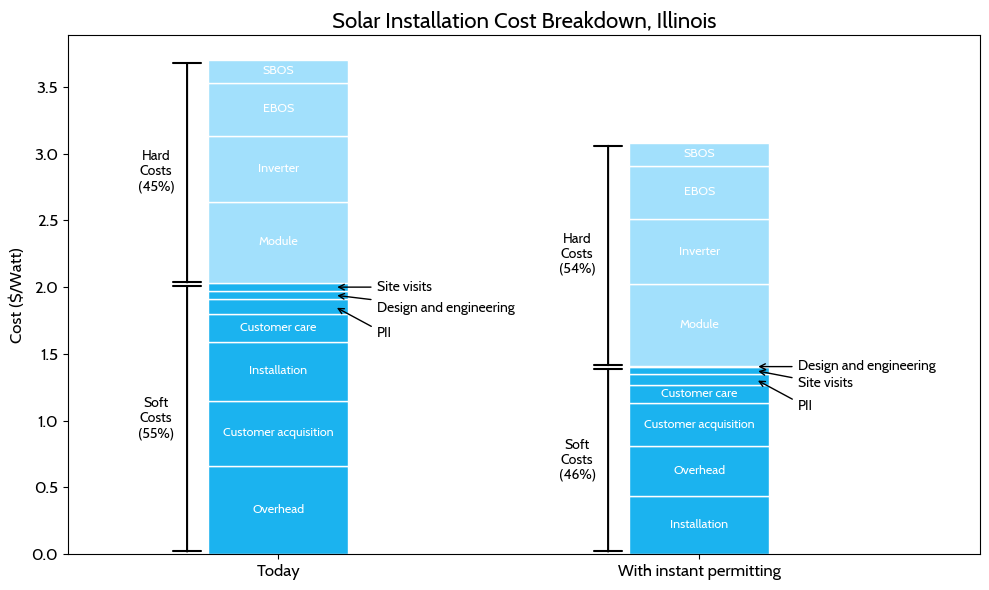
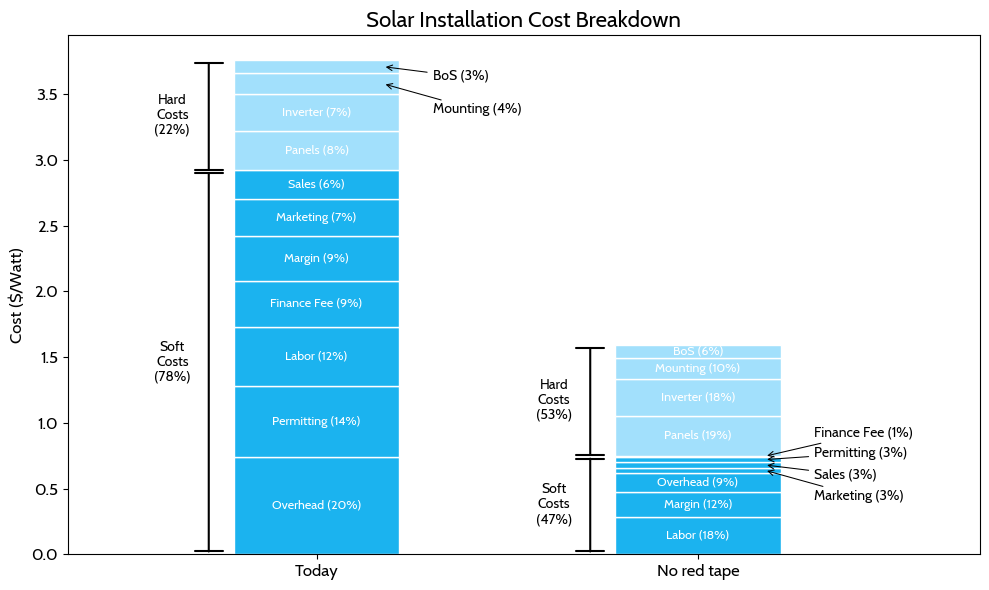
The notebook cell's code change between the first figure and the second:
--- before
+++ after
@@ -5,54 +5,56 @@
 # plot setup
 fig, ax = plt.subplots(figsize=(10, 6))
-scenarios = ['baseline', 'policy']
-x_positions = [-.25, 1.25]
-x_labels = ['Today', 'With instant permitting']
-y_labels = lst = [str(i * 0.5) for i in range(0, int(3.5/0.5) + 1)]
-bar_width = 0.5
-threshold = 0.04  # 5% threshold for inline labels
+scenarios   = ['United States', 'Australia']
+x_positions = [-.25, .9]
+x_labels    = ['Today', 'No red tape']
+bar_width   = 0.5
+threshold   = 0.05  # 5% threshold for inline labels
 
 for x, scenario, xlabel in zip(x_positions, scenarios, x_labels):
-    sub = df[df['scenario']==scenario] \
-            .sort_values(['type_order','value'], ascending=[True, False])
-    total = sub['value'].sum()
-    bottom = 0
-    small_counter = 0
+    # sort by type then by value descending for both bars
+    sub = (
+        df[df['scenario'] == scenario]
+          .sort_values(['type_order', 'value'], ascending=[True, False])
+    )
 
-    # draw each slice
+    total     = sub['value'].sum()
+    bottom    = 0
+    small_ctr = 0
+
     for _, row in sub.iterrows():
-        h = row['value']
-        col = '#1bb3ef' if row['type']=='soft' else '#a2e0fc'
+        h    = row['value']
+        col  = '#1bb3ef' if row['type'] == 'soft' else '#a2e0fc'
         ax.bar(x, h, bottom=bottom, width=bar_width, color=col, edgecolor='white')
 
-        yc = bottom + h/2
-        frac = h/total
+        yc   = bottom + h / 2
+        frac = h / total
+        pct  = frac * 100
+        lbl  = f"{row['label']} ({pct:.0f}%)"
 
         if frac >= threshold:
-            # big enough: label inside
-            ax.text(x, yc, row['label'], ha='center', va='center',
+            ax.text(x, yc, lbl, ha='center', va='center',
                     color='white', fontsize=9, fontfamily='Cabin')
         else:
-            # small slice: arrow call‐out, staggered vertically so they don't cross
             tx = x + bar_width
-            ty = yc + small_counter * 0.1
+            ty = yc + small_ctr * 0.125
             ax.annotate(
-                row['label'],
-                xy=(x+.2, yc),
-                xytext=(tx-.15, ty-.2),
+                lbl,
+                xy=(x + .2, yc),
+                xytext=(tx - .15, ty - .2),
                 textcoords='data',
                 ha='left', va='center',
-                arrowprops=dict(arrowstyle='->', lw=1, color='k'),
+                arrowprops=dict(arrowstyle='->', lw=.75, color='k'),
                 fontfamily='Cabin'
             )
-            small_counter += 1
+            small_ctr += 1
 
         bottom += h
 
-    # add brackets + percentage labels
-    soft_tot = sub.loc[sub['type']=='soft','value'].sum()
-    hard_tot = sub.loc[sub['type']=='hard','value'].sum()
-    soft_pct = soft_tot/total * 100
-    hard_pct = hard_tot/total * 100
-    bx = x - bar_width/2 - 0.075
+    # draw brackets & summary % labels
+    soft_tot = sub.loc[sub['type'] == 'soft', 'value'].sum()
+    hard_tot = sub.loc[sub['type'] == 'hard', 'value'].sum()
+    soft_pct = soft_tot / total * 100
+    hard_pct = hard_tot / total * 100
+    bx       = x - bar_width / 2 - .075
 
     # Soft bracket
@@ -60,10 +62,10 @@
         '',
         xy=(bx, 0),
-        xytext=(bx, soft_tot-.0015),
+        xytext=(bx, soft_tot - .0015),
         arrowprops=dict(arrowstyle='|-|', lw=1.5, color='black'),
         fontfamily='Cabin'
     )
     ax.text(
-        bx-.11, soft_tot/2,
+        bx - .11, soft_tot / 2,
         f"Soft\nCosts\n({soft_pct:.0f}%)",
         ha='center', va='center', fontsize=10,
@@ -74,11 +76,11 @@
     ax.annotate(
         '',
-        xy=(bx, soft_tot-.015),
-        xytext=(bx, soft_tot+hard_tot-.0015),
+        xy=(bx, soft_tot - .015),
+        xytext=(bx, soft_tot + hard_tot - .0015),
         arrowprops=dict(arrowstyle='|-|', lw=1.5, color='black'),
         fontfamily='Cabin'
     )
     ax.text(
-        bx-.11, soft_tot + hard_tot/2,
+        bx - .11, soft_tot + hard_tot / 2,
         f"Hard\nCosts\n({hard_pct:.0f}%)",
         ha='center', va='center', fontsize=10,
@@ -89,8 +91,9 @@
 ax.set_xticks(x_positions)
 ax.set_xticklabels(x_labels, fontsize=12, fontfamily='Cabin')
-ax.set_yticklabels(y_labels, fontsize=12, fontfamily='Cabin')
-ax.set_xlim(-1, 2.25)
+ax.set_yticklabels([str(i * 0.5) for i in range(0, int(3.5 / 0.5) + 1)],
+                   fontsize=12, fontfamily='Cabin')
+ax.set_xlim(-1, 1.75)
 ax.set_ylabel('Cost ($/Watt)', fontsize=12, fontfamily='Cabin')
-ax.set_title('Solar Installation Cost Breakdown, Illinois', fontsize=16, fontfamily='Cabin')
+ax.set_title('Solar Installation Cost Breakdown', fontsize=16, fontfamily='Cabin')
 plt.tight_layout()
 plt.show()

Commit: Updating chart